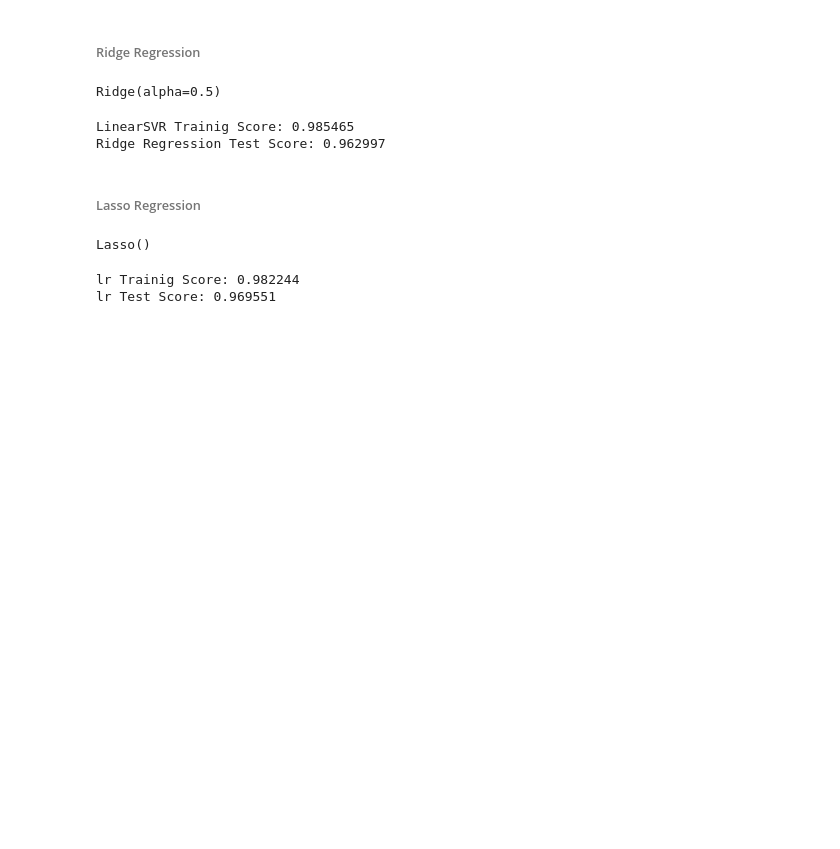
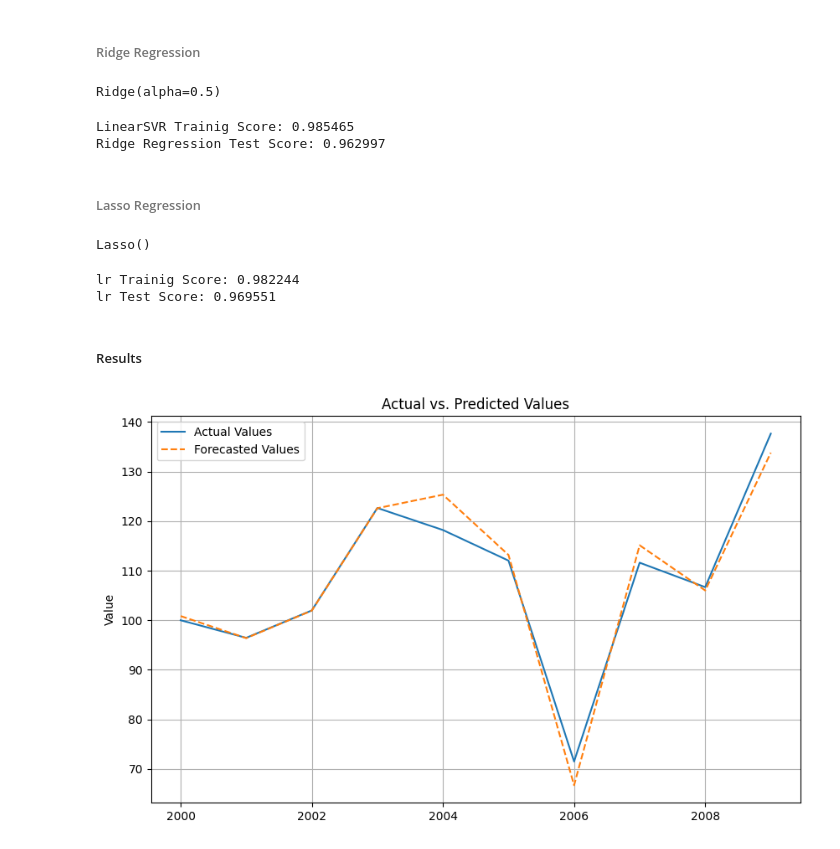
Before and after one commit to DonSeverin/St.Maarten_CPI_Product_Price_Prediction, a Jupyter notebook: code/sxmpd_ex_code.ipynb, the cells around one changed output. Cells and saved outputs as stored; diff of their text form; code cells hidden in the pictures; blank space fills up the shorter version.

```diff
--- a/code/sxmpd_ex_code.ipynb
+++ b/code/sxmpd_ex_code.ipynb
@@ -298,9 +296,26 @@ lr.fit(X_train_scaled,y_train)
 Lasso()
 # %%
 # exavualting with Ordinary least Squares
-y_pred = lr.predict(X_test_scaled)
+y_pred_lasso = lr.predict(X_test_scaled)
 print('lr Trainig Score: {:2f}'.format(lr.score(X_train_scaled, y_train)))
 print('lr Test Score: {:2f}'.format(lr.score(X_test_scaled, y_test)))
 # %% [output]
 lr Trainig Score: 0.982244
 lr Test Score: 0.969551
+# %% [markdown]
+##### Results
+# %%
+# Support Vector Algorithm Comparison Results
+
+years = range(2000, 2000 + len(X_test))  # Assuming the data starts from 2018
+
+plt.figure(figsize=(10, 6))
+plt.plot(years, y_test, label='Actual Values')
+plt.plot(years, y_pred, label='Forecasted Values', linestyle='dashed')
+plt.ylabel('Value')
+plt.title('Actual vs. Predicted Values')
+plt.legend()
+plt.grid(True)
+plt.show()
+# %% [output]
+[figure, added]
```
Also changed, not shown: parts of 3 cells of this notebook.
